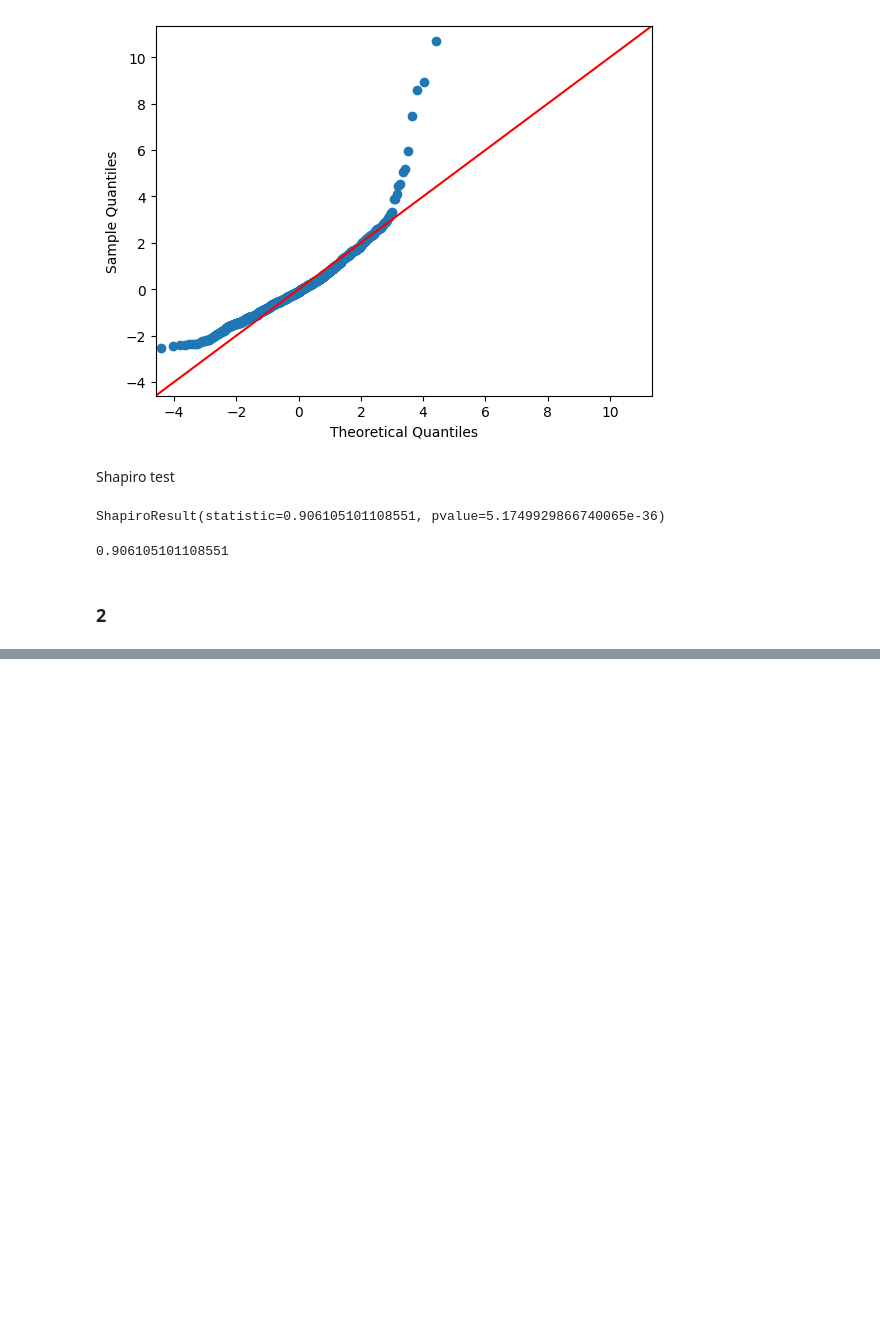
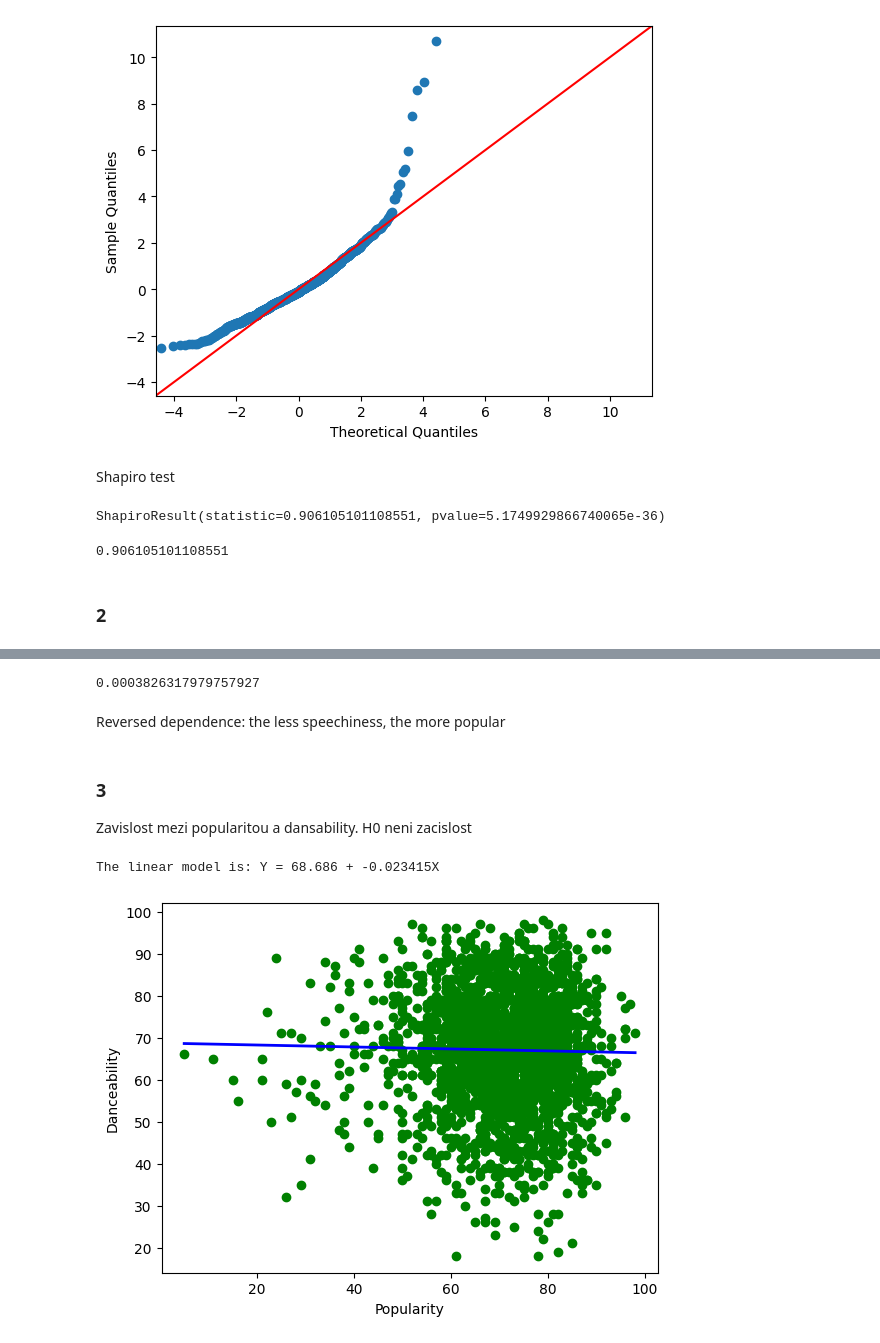
Before and after one commit to boba-buba/PaS_project, a Jupyter notebook: notes.ipynb, the cells around one changed output, grey strips where cells are left out. Cells and saved outputs as stored; diff of their text form; code cells hidden in the pictures; blank space fills up the shorter version.

```diff
--- a/notes.ipynb
+++ b/notes.ipynb
@@ -199,0 +310,43 @@ ShapiroResult(statistic=0.906105101108551, pvalue=5.1749929866740065e-36)
+# %%
+print(est2.pvalues[1]) #https://www.statology.org/statsmodels-linear-regression-p-value/
+# %% [output]
+0.0003826317979757927
+# %% [markdown]
+Reversed dependence: the less speechiness, the more popular
+# %% [markdown]
+### 3
+Zavislost mezi popularitou a dansability. H0 neni zacislost
+# %%
+popularity = table['popularity']
+dance = table['danceability']
+
+x = popularity.values.reshape(-1, 1)
+y = dance.values.reshape(-1, 1)
+
+reg = LinearRegression().fit(x, y)
+
+
+fig, ax = plt.subplots()
+ax.set_ylabel('Danceability')
+ax.set_xlabel('Popularity')
+
+plt.scatter(x, y, color="green")
+
+#plt.plot(x_test, y_pred, color="blue", linewidth=2)
+
+
+reg.score(x, y)
+print("The linear model is: Y = {:.5} + {:.5}X".format(reg.intercept_[0], reg.coef_[0][0]))
+
+predictions = reg.predict(x)
+#plt.plot(x_test, y_pred, color="blue", linewidth=2)
+plt.plot(
+    x,
+    predictions,
+    c='blue',
+    linewidth=2
+)
+plt.show()
+# %% [output]
+The linear model is: Y = 68.686 + -0.023415X
+[figure, added]
```
Also changed, not shown: parts of 15 cells of this notebook, 1 other file.
